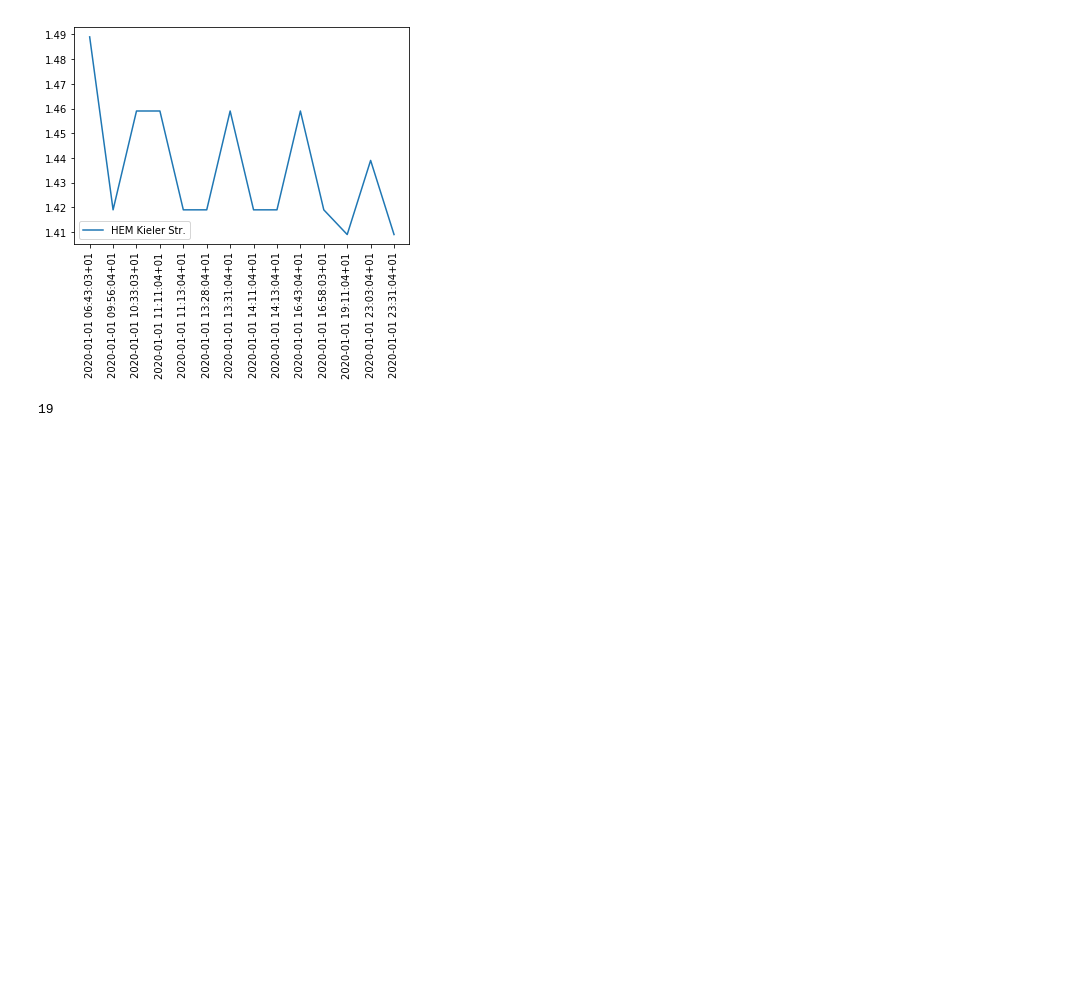
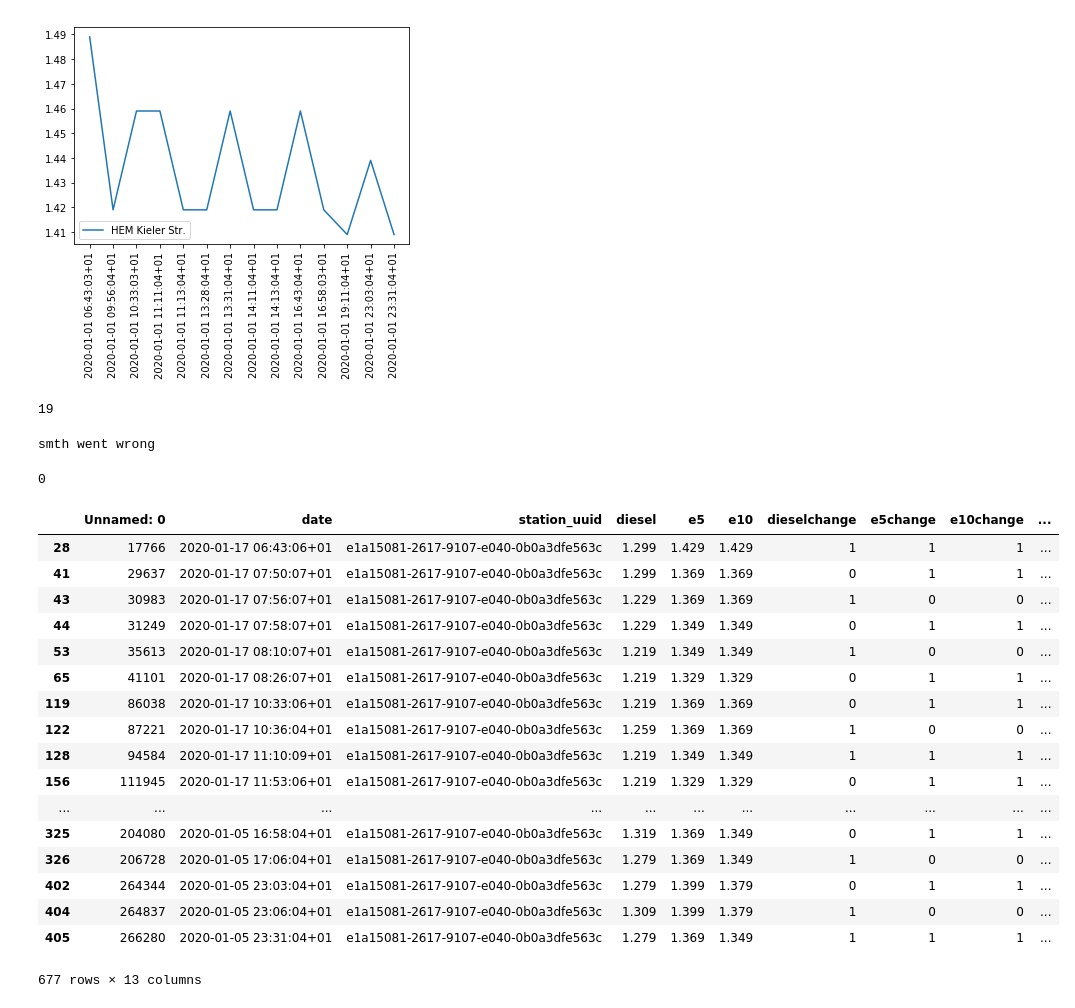
Before and after one commit to grevtsovkirill/GasAnalysis, a Jupyter notebook: GasAnalysis.ipynb, the cells around one changed output. Drawn from its saved outputs; the diff is of its cells as text; code cells hidden in the pictures; blank space fills up the shorter version.

```diff
--- a/GasAnalysis.ipynb
+++ b/GasAnalysis.ipynb
@@ -217,0 +231,5 @@ len(df)
+# %%
+loop_days(31,35)
+# %% [output]
+smth went wrong
+0
@@ -217,0 +249,21 @@ len(df)
+# %%
+merged_data
+# %% [output]
+|  | Unnamed: 0 | date | station_uuid | diesel | e5 | e10 | dieselchange | e5change | e10change | ... |
+| 28 | 17766 | 2020-01-17 06:43:06+01 | e1a15081-2617-9107-e040-0b0a3dfe563c | 1.299 | 1.429 | 1.429 | 1 | 1 | 1 | ... |
+| 41 | 29637 | 2020-01-17 07:50:07+01 | e1a15081-2617-9107-e040-0b0a3dfe563c | 1.299 | 1.369 | 1.369 | 0 | 1 | 1 | ... |
+| 43 | 30983 | 2020-01-17 07:56:07+01 | e1a15081-2617-9107-e040-0b0a3dfe563c | 1.229 | 1.369 | 1.369 | 1 | 0 | 0 | ... |
+| 44 | 31249 | 2020-01-17 07:58:07+01 | e1a15081-2617-9107-e040-0b0a3dfe563c | 1.229 | 1.349 | 1.349 | 0 | 1 | 1 | ... |
+| 53 | 35613 | 2020-01-17 08:10:07+01 | e1a15081-2617-9107-e040-0b0a3dfe563c | 1.219 | 1.349 | 1.349 | 1 | 0 | 0 | ... |
+| 65 | 41101 | 2020-01-17 08:26:07+01 | e1a15081-2617-9107-e040-0b0a3dfe563c | 1.219 | 1.329 | 1.329 | 0 | 1 | 1 | ... |
+| 119 | 86038 | 2020-01-17 10:33:06+01 | e1a15081-2617-9107-e040-0b0a3dfe563c | 1.219 | 1.369 | 1.369 | 0 | 1 | 1 | ... |
+| 122 | 87221 | 2020-01-17 10:36:04+01 | e1a15081-2617-9107-e040-0b0a3dfe563c | 1.259 | 1.369 | 1.369 | 1 | 0 | 0 | ... |
+| 128 | 94584 | 2020-01-17 11:10:09+01 | e1a15081-2617-9107-e040-0b0a3dfe563c | 1.219 | 1.349 | 1.349 | 1 | 1 | 1 | ... |
+| 156 | 111945 | 2020-01-17 11:53:06+01 | e1a15081-2617-9107-e040-0b0a3dfe563c | 1.219 | 1.329 | 1.329 | 0 | 1 | 1 | ... |
+| ... | ... | ... | ... | ... | ... | ... | ... | ... | ... | ... |
+| 325 | 204080 | 2020-01-05 16:58:04+01 | e1a15081-2617-9107-e040-0b0a3dfe563c | 1.319 | 1.369 | 1.349 | 0 | 1 | 1 | ... |
+| 326 | 206728 | 2020-01-05 17:06:04+01 | e1a15081-2617-9107-e040-0b0a3dfe563c | 1.279 | 1.369 | 1.349 | 1 | 0 | 0 | ... |
+| 402 | 264344 | 2020-01-05 23:03:04+01 | e1a15081-2617-9107-e040-0b0a3dfe563c | 1.279 | 1.399 | 1.379 | 0 | 1 | 1 | ... |
+| 404 | 264837 | 2020-01-05 23:06:04+01 | e1a15081-2617-9107-e040-0b0a3dfe563c | 1.309 | 1.399 | 1.379 | 1 | 0 | 0 | ... |
+| 405 | 266280 | 2020-01-05 23:31:04+01 | e1a15081-2617-9107-e040-0b0a3dfe563c | 1.279 | 1.369 | 1.349 | 1 | 1 | 1 | ... |
+677 rows × 13 columns
```
Also changed, not shown: parts of 4 cells of this notebook.
